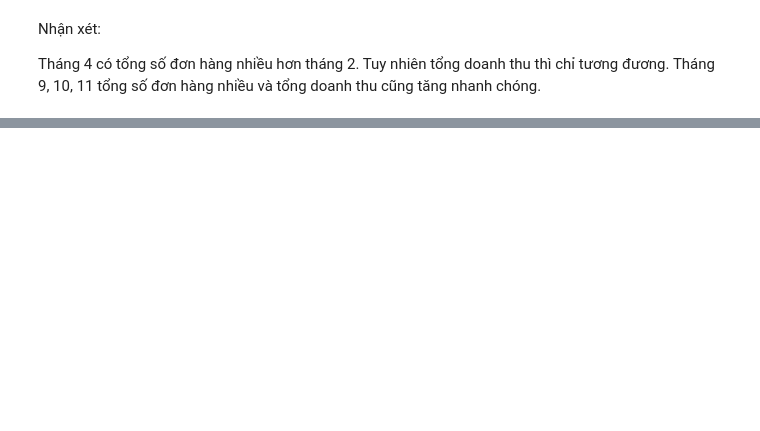
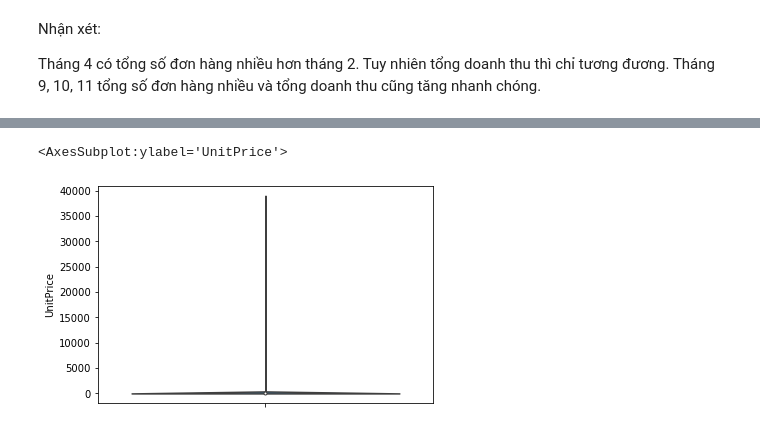
Before and after one commit to Trang27cl/testgit, a Jupyter notebook: OnlineRetail.ipynb, the cells around one changed output, grey strips where cells are left out. Saved outputs shown, nothing was run; the diff lists cells and outputs as text; code cells hidden in the pictures; blank space fills up the shorter version.

```diff
--- a/OnlineRetail.ipynb
+++ b/OnlineRetail.ipynb
@@ -356,3 +374,7 @@ Nhận xét:
 
 Tháng 4 có tổng số đơn hàng nhiều hơn tháng 2. Tuy nhiên tổng doanh thu thì chỉ tương đương.
 Tháng 9, 10, 11 tổng số đơn hàng nhiều và tổng doanh thu cũng tăng nhanh chóng.
+# %%
+#Tính giá của mỗi mã sản phẩm ở các đơn hàng
+df1["Price"] = df1["Quantity"] * df1["UnitPrice"]
+df1.head()
@@ -358,0 +393,6 @@ Tháng 9, 10, 11 tổng số đơn hàng nhiều và tổng doanh thu cũng tăn
+# %%
+#Biểu đồ phân bố cho giá sản phẩm
+sns.violinplot(y = "UnitPrice", data=df1)
+# %% [output]
+<AxesSubplot:ylabel='UnitPrice'>
+[figure, added]
```
Also changed, not shown: parts of 16 cells of this notebook.
